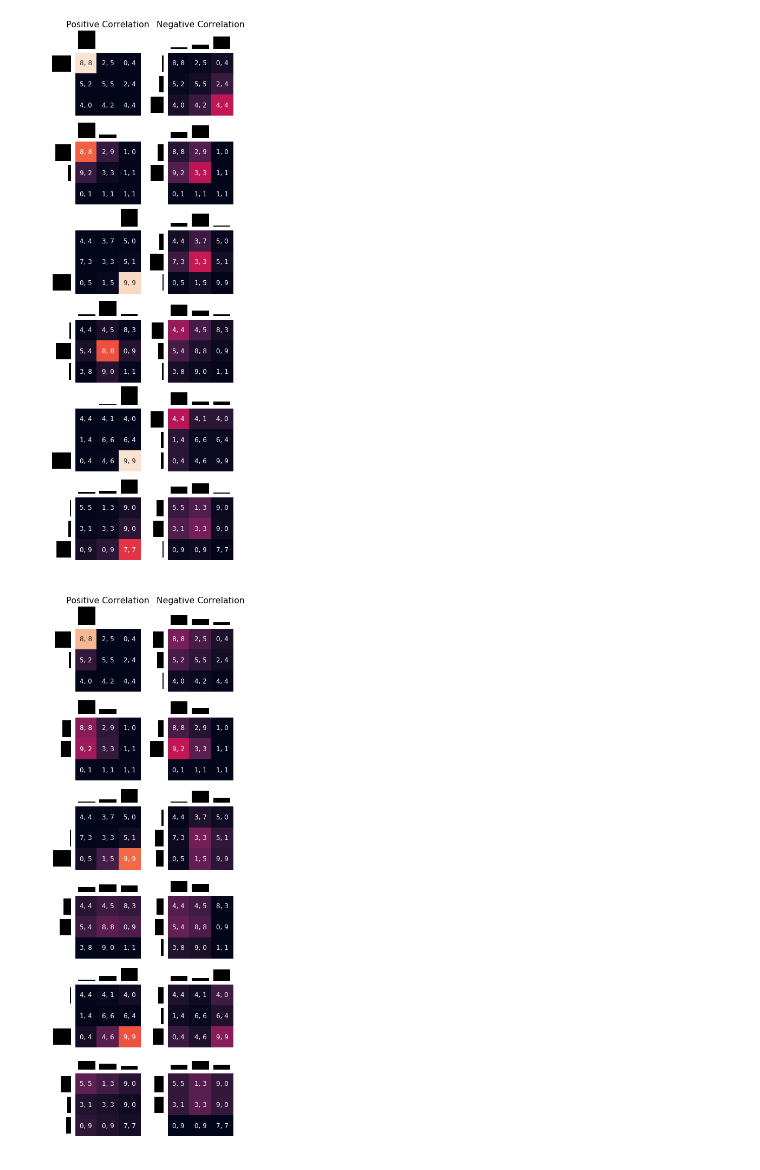
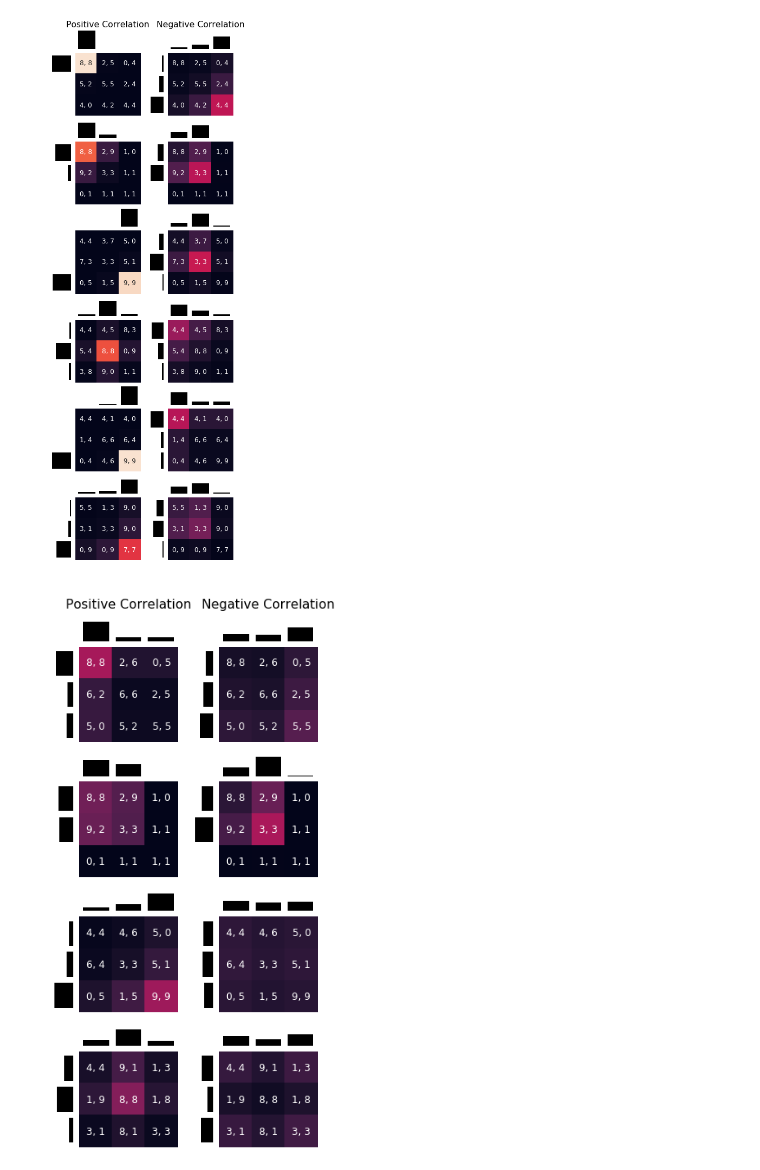
Before and after one commit to fredcallaway/initial-play, a Jupyter notebook: plot_games.ipynb, the cells around one changed output. Drawn from its saved outputs; the diff is of its cells as text; code cells hidden in the pictures.

```diff
--- a/plot_games.ipynb
+++ b/plot_games.ipynb
@@ -14,6 +11,10 @@ The autoreload extension is already loaded. To reload it, use:
 # %%
-negative = pd.read_csv('data/processed/e3jydlve_play_distributions.csv').query('type == "comparison"')
-positive = pd.read_csv('data/processed/nlesp5ss_play_distributions.csv').query('type == "comparison"')
+# negative = pd.read_csv('data/processed/negative/0r4mv5ic_play_distributions.csv').query('type == "comparison"')
+# positive = pd.read_csv('data/processed/positive/8m9ake2l_play_distributions.csv').query('type == "comparison"')
+
+negative = pd.read_csv('results/neg_to_plot.csv')
+positive = pd.read_csv('results/pos_to_plot.csv')
+
 
 from ast import literal_eval
 def array(x):
@@ -32,7 +35,7 @@ positive
 positive_model = pd.read_csv('results/common_comparison_model.csv')
 negative_model = pd.read_csv('results/competing_comparison_model.csv')
 
-n_game = 6
+n_game = 4
 size = 3
 gs = GridSpec(4 * n_game, 4 * 2, figure=plt.figure(figsize=(size * 2, size * n_game)))
 
@@ -48,7 +51,7 @@ plt.savefig('figs/model_comparison_games.pdf', bbox_inches='tight')
 # %%
 from matplotlib.gridspec import GridSpec
 
-n_game = 6
+n_game = 4
 size = 3
 gs = GridSpec(4 * n_game, 4 * 2, figure=plt.figure(figsize=(size * 2, size * n_game)))
 
@@ -59,31 +62,31 @@ def plot_game(title, g, row_play, col_play, top, left):
     col_payoff = g[:, :, 1]
     pay = np.array([[f'{row_payoff[i, j]}, {col_payoff[i, j]}' for j in range(3)] for i in range(3)])
     play = row_play[:, None] * col_play
     sns.heatmap(play, vmin=0, vmax=1, annot=pay, fmt='s', annot_kws=dict(size=12), cbar=False)
     plt.xticks([])
     plt.yticks([])
 
     plt.sca(plt.subplot(gs[top, left+1:left+4]))
     plt.bar(range(3), col_play, color='k')
     # plt.yticks([])
     plt.ylim(0, 1)
     plt.axis('off')
     plt.title(title)
 
     plt.sca(plt.subplot(gs[top+1:top+4, left]))
     plt.barh(range(3), row_play, color='k')
     # plt.yticks([])
     plt.xlim(0, 1)
     plt.axis('off')
     plt.gca().invert_xaxis()
     plt.gca().invert_yaxis()
 
 for idx in range(n_game):
     g = array(positive.iloc[idx].row_game)
     for i, name, d in [(0, "Positive", positive), (1, "Negative", negative)]:
         title = f"{name} Correlation" if idx == 0 else None
         plot_game(title, g, array(d.iloc[idx].row_play), array(d.iloc[idx].col_play), idx, i)
 
 plt.savefig('figs/comparison_games.pdf', bbox_inches='tight')
 # %% [output]
-[figure, old version]
+[figure, new version]
```
Also changed, not shown: parts of 6 cells of this notebook, 35 other files.
